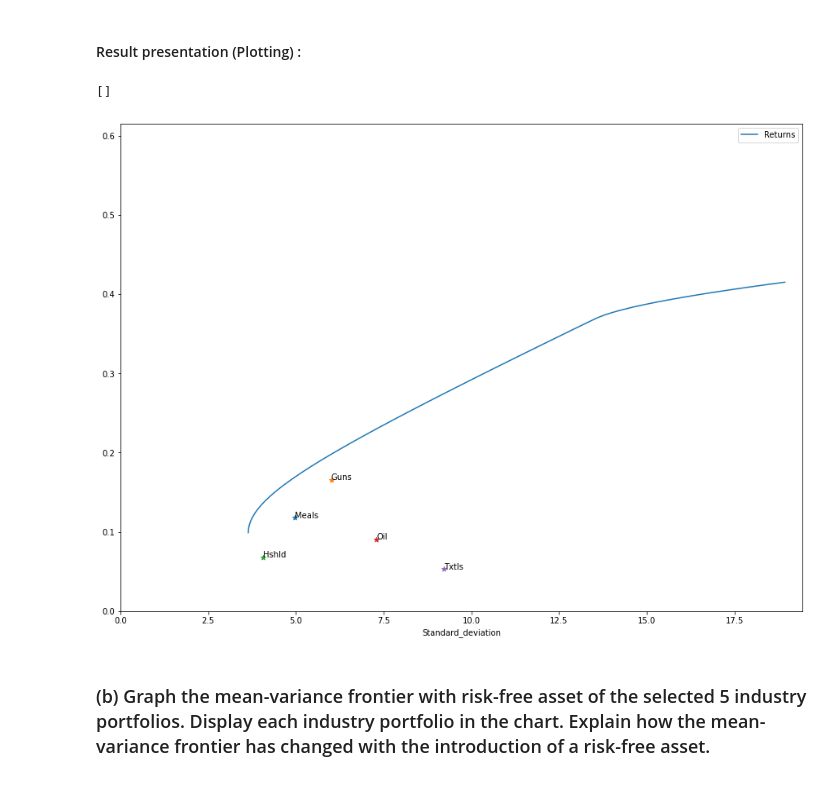
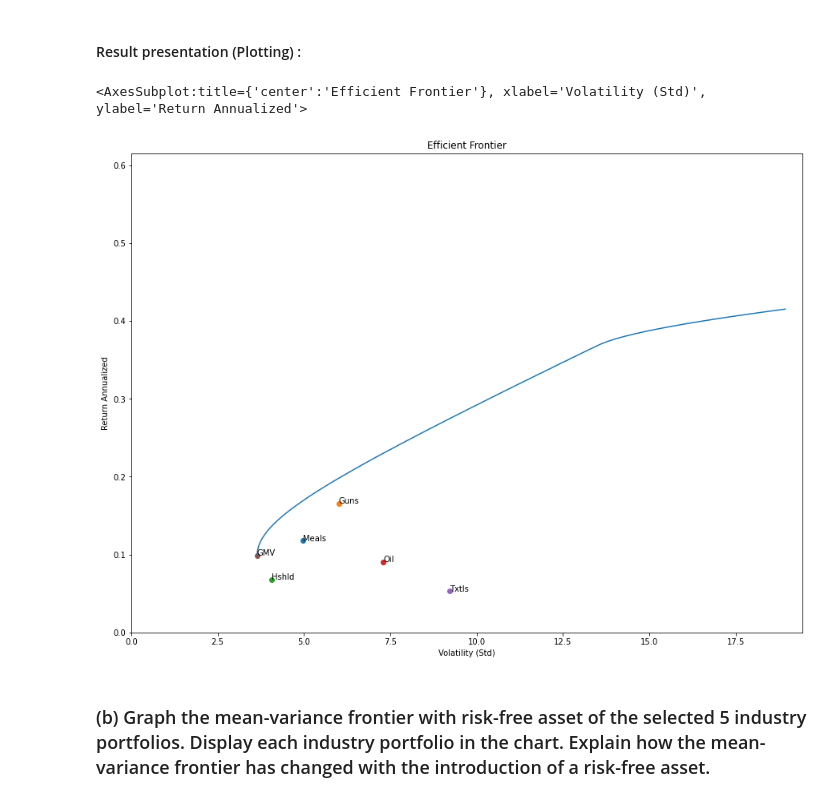
Before and after one commit to Damnsky100/Portfolio, a Jupyter notebook: Assignment_TP1.ipynb, the cells around one changed output. Saved outputs shown, nothing was run; the diff lists cells and outputs as text; code cells hidden in the pictures.

Commit message:
plotting + questions 1 ended

```diff
--- a/Assignment_TP1.ipynb
+++ b/Assignment_TP1.ipynb
@@ -21,7 +24,7 @@ from Functions import *
 # %% [markdown]
 #### Data Importation
 # %%
-Data = Load_ind_data()["Data"]
+Data = f.Load_ind_data()["Data"]
 Data = Data[Data.index >= '2000-01'] # We keep only the data after 2000
 
 Data_select = Data[['Meals','Guns','Hshld','Oil','Txtls']]
@@ -191,7 +194,7 @@ Display each industry portfolio in the chart.
 #### Estimation of the covariance-matrix and expected return   :
 # %%
 # Expected return : other possible approach simple machine learning with technical indicator
-E_return = annualize_rets(Data_select/100, 12)  #On a besoin des rendement annualisées comme le risk free rate est annualisé
+E_return = f.annualize_rets(Data_select/100, 12)  #On a besoin des rendement annualisées comme le risk free rate est annualisé
 E_cov = Data_select.cov() # Just for test
 Nbr_PTF = 100
 # %% [markdown]
@@ -201,20 +204,10 @@ Efficient_frontiere_result = Ptf_target_optimization(E_return, E_cov, Nbr_PTF, b
 # %% [markdown]
 #### Result presentation (Plotting) :
-# %%
-
-plt = Efficient_frontiere_result['Efficient_frontiere']['Returns'].plot(kind='line',figsize=(15,11), xlim = [0, max(Efficient_frontiere_result['Efficient_frontiere'].index)+0.5],
-     ylim = [0, max(Efficient_frontiere_result['Efficient_frontiere']['Returns'])+0.2])
-
-
-for i in E_return.index :
-    plt.scatter([np.sqrt(E_cov[i][i])],[E_return[i]], marker='*')
-    plt.annotate(i,(np.sqrt(E_cov[i][i]),E_return[i]))
-
-plt.legend(bbox_to_anchor=(1.0, 1.0))
-plt.plot()
-# %% [output]
-[]
-[figure, removed]
+# %%
+f.plot_ef(E_return, E_cov, 0, Nbr_PTF, show_cml=False, show_gmv=True, bounds = (-2,2))
+# %% [output]
+<AxesSubplot:title={'center':'Efficient Frontier'}, xlabel='Volatility (Std)', ylabel='Return Annualized'>
+[figure, added]
 # %% [markdown]
 ### (b) Graph the mean-variance frontier with risk-free asset of the selected 5 industry portfolios. Display each industry portfolio in the chart. Explain how the mean-variance frontier has changed with the introduction of a risk-free asset.
 # %% [markdown]
```
Also changed, not shown: parts of 19 cells of this notebook, 5 other files.
